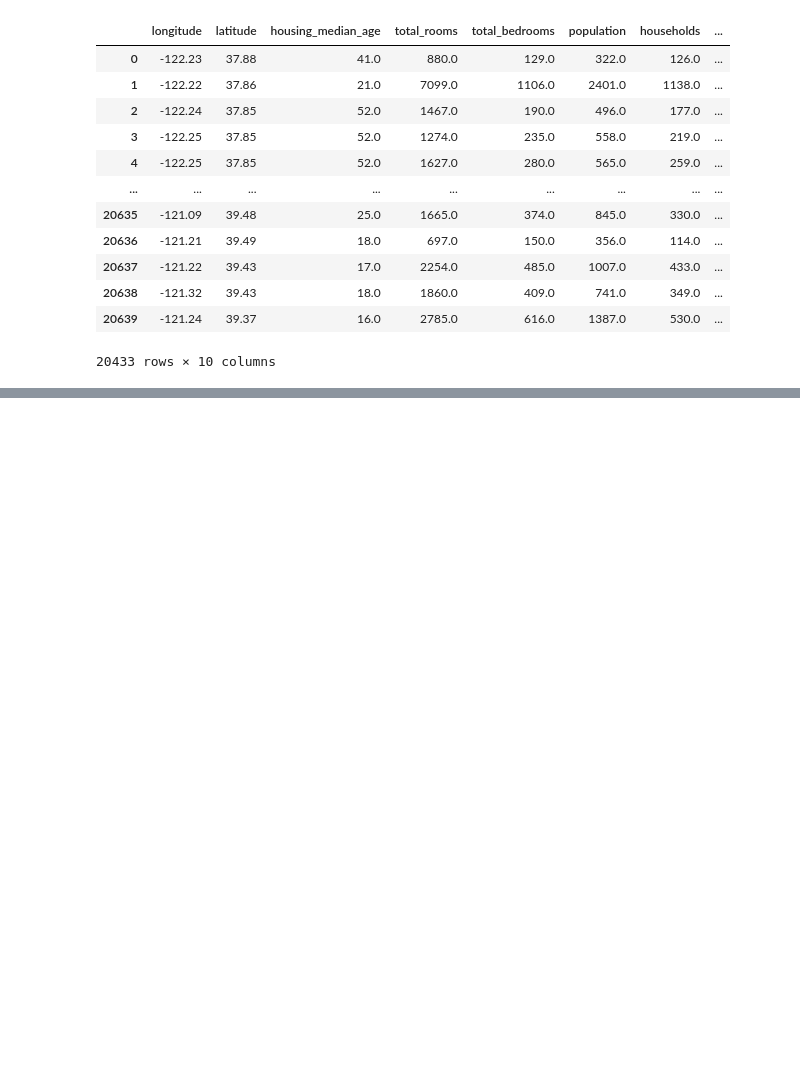
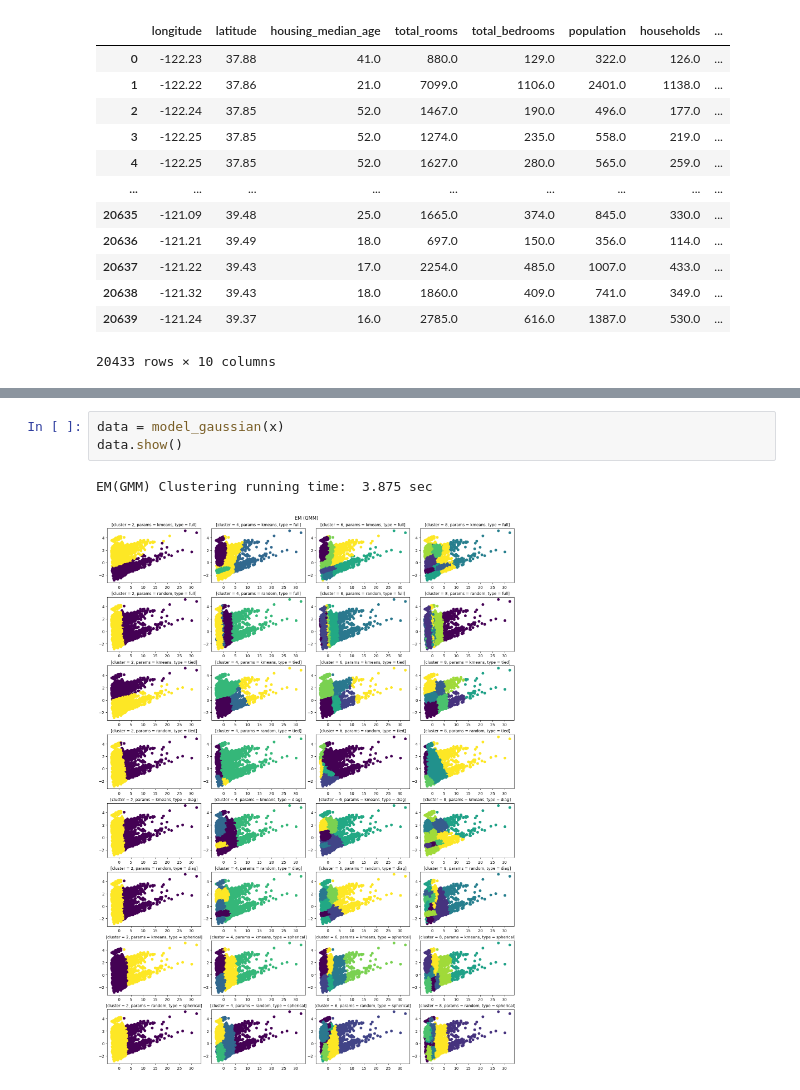
Before and after one commit to hhanoo/University_Major, a Jupyter notebook: Lab2_정현우.ipynb, the cells around one changed output, grey strips where cells are left out. Cells and saved outputs as stored; diff of their text form; blank space fills up the shorter version.

```diff
--- a/Lab2_정현우.ipynb
+++ b/Lab2_정현우.ipynb
@@ -239,3 +284,9 @@ sns.heatmap(x.corr(), annot=True, fmt='0.2f')
+# %%
+data = model_gaussian(x)
+data.show()
+# %% [output]
+EM(GMM) Clustering running time:  3.875 sec
+[figure, added]
 # %%
 column = ['total_rooms', 'total_bedrooms', 'population', 'households']
 a = x.loc[:, column]
```
Also changed, not shown: parts of 11 cells of this notebook.
